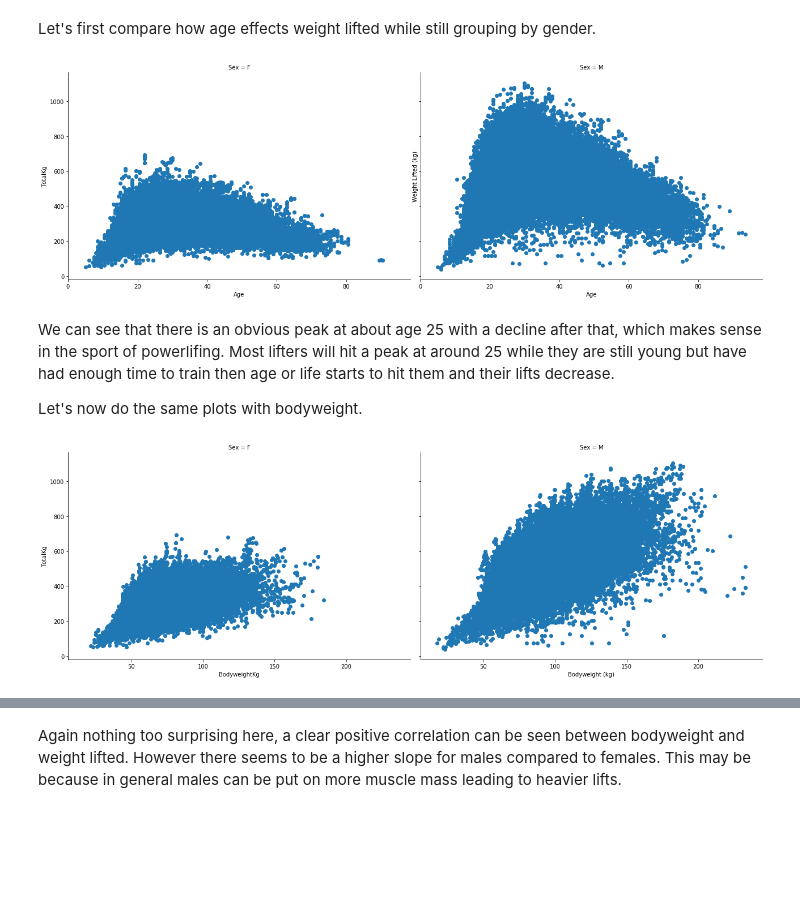
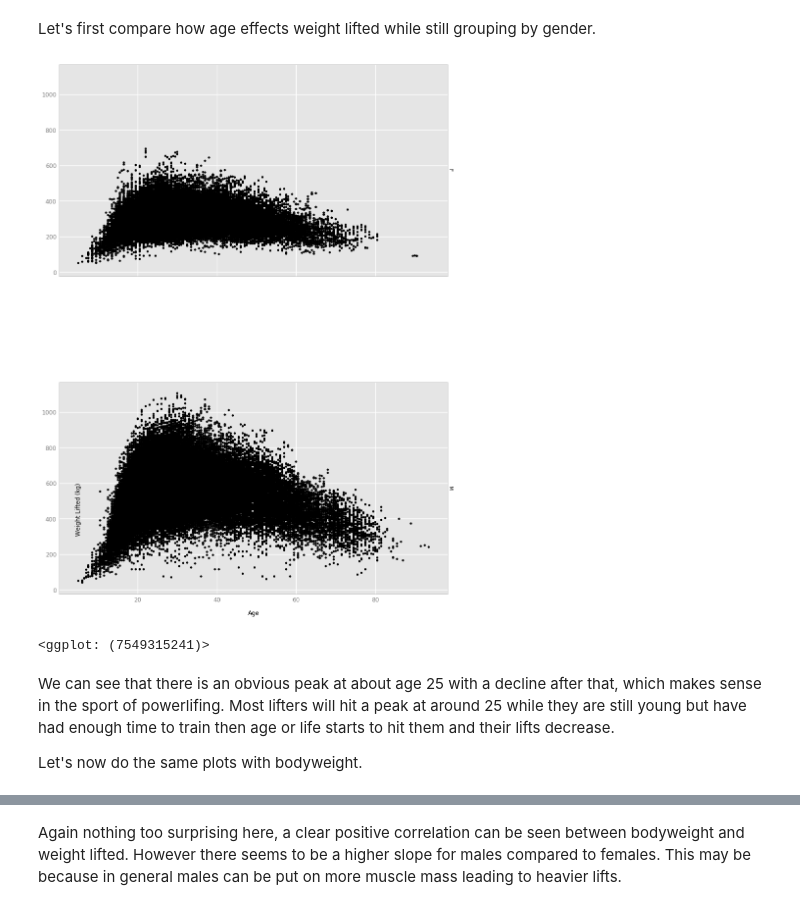
Before and after one commit to ParkerRam/Powerlifting-Analysis, a Jupyter notebook: pl_analysis.ipynb, the cells around one changed output, grey strips where cells are left out. Cells and saved outputs as stored; diff of their text form; code cells hidden in the pictures; blank space fills up the shorter version.

```diff
--- a/pl_analysis.ipynb
+++ b/pl_analysis.ipynb
@@ -187,22 +184,17 @@ We can see some more interesting results here. There's a large gap between femal
 ## 5. How Age, Gender & Bodyweight Effect Weight Lifted
 # %% [markdown]
 Let's first compare how age effects weight lifted while still grouping by gender.
-# %%
-a = sns.FacetGrid(data=pl, col='Sex', height=6, aspect=1.5, palette="Set1")
-a = a.map(plt.scatter, 'Age', 'TotalKg')
-plt.xlabel('Age')
-plt.ylabel('Weight Lifted (kg)')
-plt.show()
-# %% [output]
-[figure, removed]
+# %%
+age_plot = ggplot(aes(x='Age', y='TotalKg'), data=pl) +\
+    geom_point() +\
+    facet_grid('Sex') +\
+    theme(plot_margin = dict(left = 0, right = 1, top=2)) +\
+    labs(y='Weight Lifted (kg)')
+print(age_plot)
+# %% [output]
+[figure, added]
+<ggplot: (7549315241)>
 # %% [markdown]
 We can see that there is an obvious peak at about age 25 with a decline after that, which makes sense in the sport of powerlifing. Most lifters will hit a peak at around 25 while they are still young but have had enough time to train then age or life starts to hit them and their lifts decrease.
 
 Let's now do the same plots with bodyweight.
-# %%
-b = sns.FacetGrid(data=pl, col='Sex', height=6, aspect=1.5, palette="Set1")
-b = b.map(plt.scatter, 'BodyweightKg', 'TotalKg')
-plt.xlabel('Bodyweight (kg)')
-plt.show()
-# %% [output]
-[figure, removed]
```
Also changed, not shown: parts of 10 cells of this notebook.
